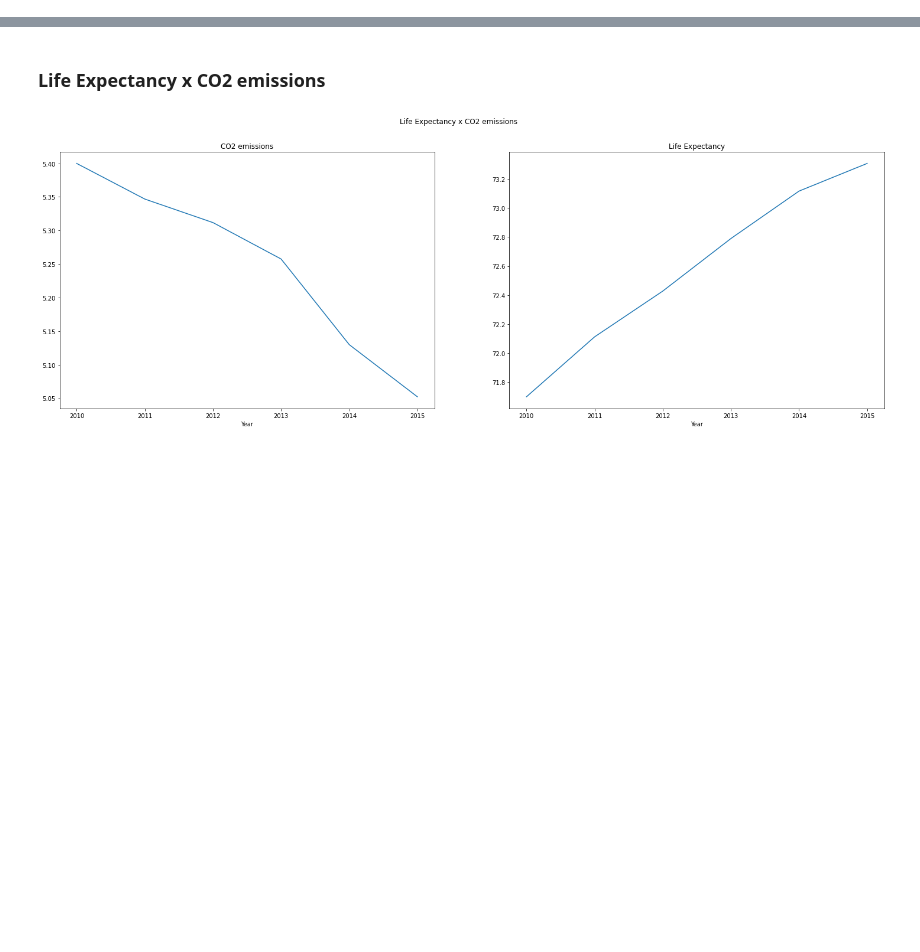
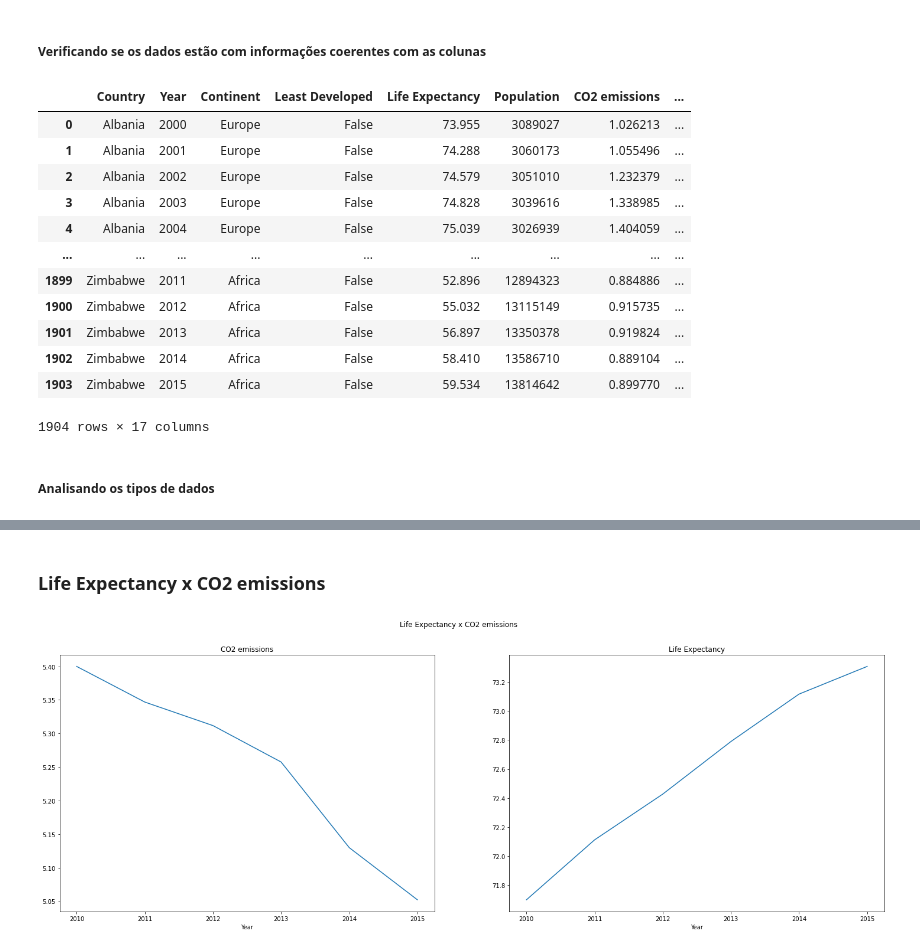
Before and after one commit to gustavo325/Diversidade_Tech_Suzano, a Jupyter notebook: 4_Técnicas_de_programação_II/Projeto/data_analysis_Gustavo.ipynb, the cells around one changed output, grey strips where cells are left out. Saved outputs shown, nothing was run; the diff lists cells and outputs as text; code cells hidden in the pictures; blank space fills up the shorter version.

```diff
--- a/4_Técnicas_de_programação_II/Projeto/data_analysis_Gustavo.ipynb
+++ b/4_Técnicas_de_programação_II/Projeto/data_analysis_Gustavo.ipynb
@@ -5,3 +5,23 @@ import numpy as np
 import plotly.express as px
 # %%
 df = pd.read_csv('Life_Expectancy_00_15.csv', sep = ';')
+# %% [markdown]
+##### Verificando se os dados estão com informações coerentes com as colunas
+# %%
+display(df)
+# %% [output]
+|  | Country | Year | Continent | Least Developed | Life Expectancy | Population | CO2 emissions | ... |
+| 0 | Albania | 2000 | Europe | False | 73.955 | 3089027 | 1.026213 | ... |
+| 1 | Albania | 2001 | Europe | False | 74.288 | 3060173 | 1.055496 | ... |
+| 2 | Albania | 2002 | Europe | False | 74.579 | 3051010 | 1.232379 | ... |
+| 3 | Albania | 2003 | Europe | False | 74.828 | 3039616 | 1.338985 | ... |
+| 4 | Albania | 2004 | Europe | False | 75.039 | 3026939 | 1.404059 | ... |
+| ... | ... | ... | ... | ... | ... | ... | ... | ... |
+| 1899 | Zimbabwe | 2011 | Africa | False | 52.896 | 12894323 | 0.884886 | ... |
+| 1900 | Zimbabwe | 2012 | Africa | False | 55.032 | 13115149 | 0.915735 | ... |
+| 1901 | Zimbabwe | 2013 | Africa | False | 56.897 | 13350378 | 0.919824 | ... |
+| 1902 | Zimbabwe | 2014 | Africa | False | 58.410 | 13586710 | 0.889104 | ... |
+| 1903 | Zimbabwe | 2015 | Africa | False | 59.534 | 13814642 | 0.899770 | ... |
+1904 rows × 17 columns
+# %% [markdown]
+##### Analisando os tipos de dados
```
Also changed, not shown: parts of 3 cells of this notebook.
